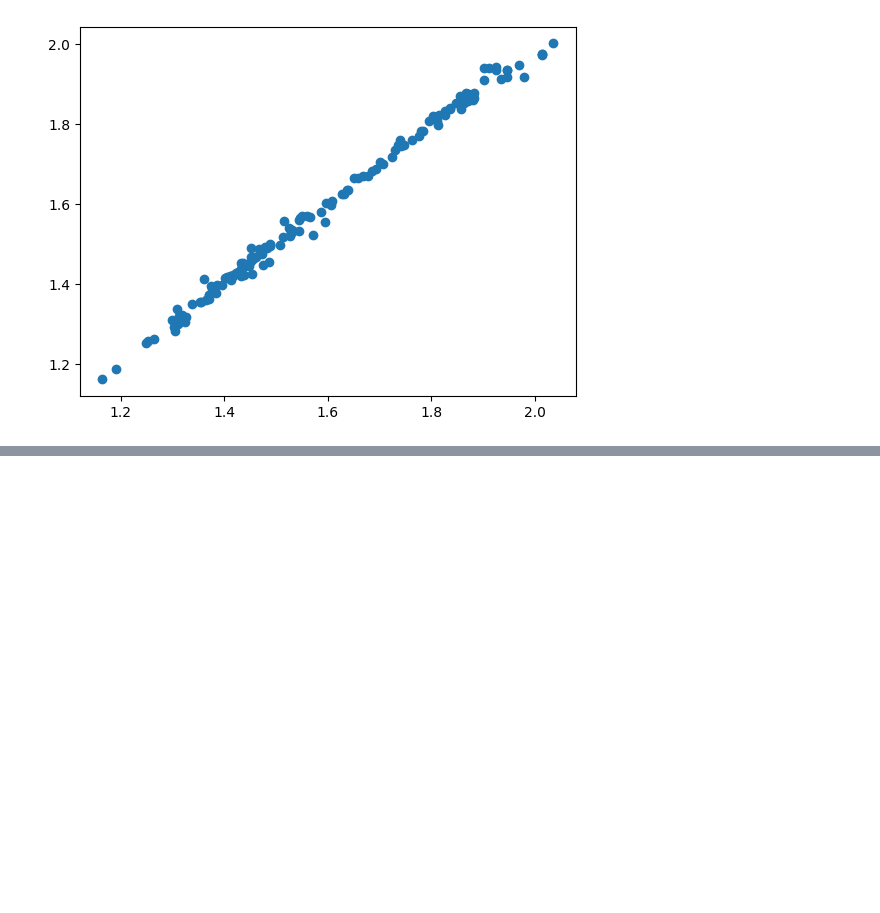
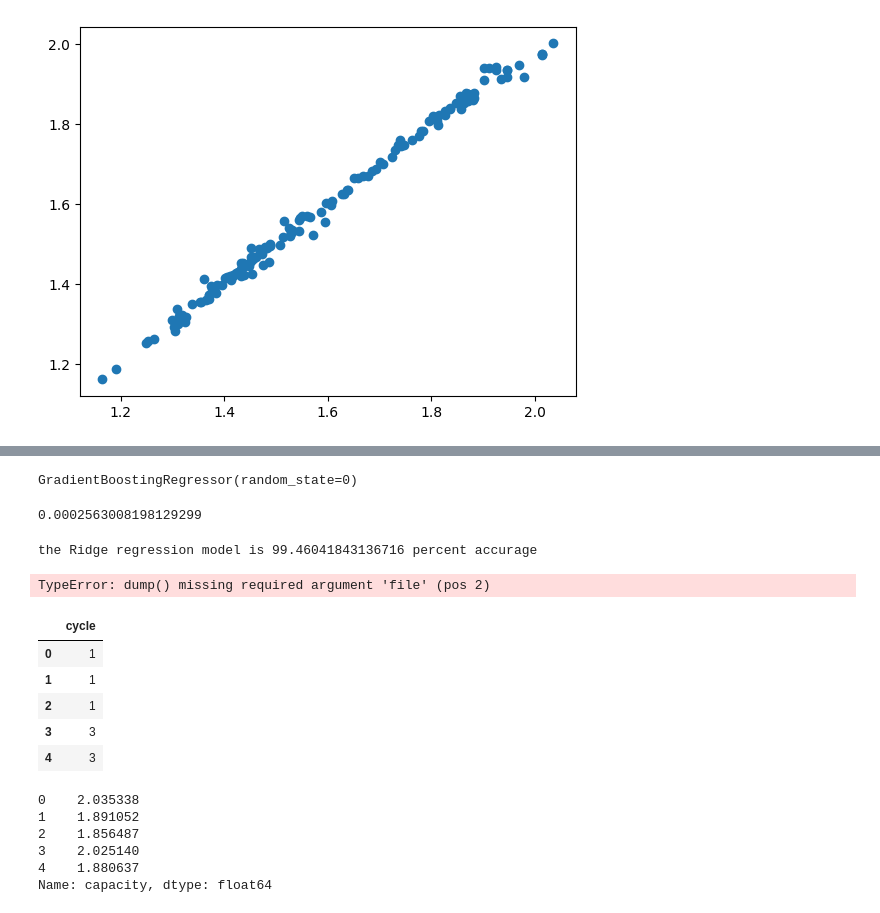
Before and after one commit to PenjiMakesStuff/Battery-Efficiency-Models-, a Jupyter notebook: NewDatasetOperations.ipynb, the cells around one changed output, grey strips where cells are left out. Cells and saved outputs as stored; diff of their text form; code cells hidden in the pictures; blank space fills up the shorter version.

```diff
--- a/NewDatasetOperations.ipynb
+++ b/NewDatasetOperations.ipynb
@@ -136,0 +157,45 @@ plt.scatter(Y_test,regr_y_pred)
+# %%
+GBR = GradientBoostingRegressor(random_state=0)
+GBR.fit(X_train,Y_train)
+# %% [output]
+GradientBoostingRegressor(random_state=0)
+# %%
+# Evaluating mean squared error for random forest regressor
+GBR_y_pred = GBR.predict(X_test)
+GBR_mse = mean_squared_error(Y_test,GBR_y_pred)
+
+print(GBR_mse)
+# %% [output]
+0.0002563008198129299
+# %%
+GBR_regr = r2_score(Y_test,GBR_y_pred)
+percentage_score = GBR_regr * 100
+print("the Ridge regression model is {0} percent accurage".format(percentage_score))
+# %% [output]
+the Ridge regression model is 99.46041843136716 percent accurage
+# %%
+with open("GBR.pkl", "wb") as f:
+    pickle.dump(GBR_regr)
+# %% [output]
+TypeError: dump() missing required argument 'file' (pos 2)
+# %%
+r1 = d_final[['cycle']]
+r2 = d_final['capacity']
+# %%
+r1.head()
+# %% [output]
+|  | cycle |
+| 0 | 1 |
+| 1 | 1 |
+| 2 | 1 |
+| 3 | 3 |
+| 4 | 3 |
+# %%
+r2.head()
+# %% [output]
+0    2.035338
+1    1.891052
+2    1.856487
+3    2.025140
+4    1.880637
+Name: capacity, dtype: float64
```
Also changed, not shown: parts of 8 cells of this notebook.
